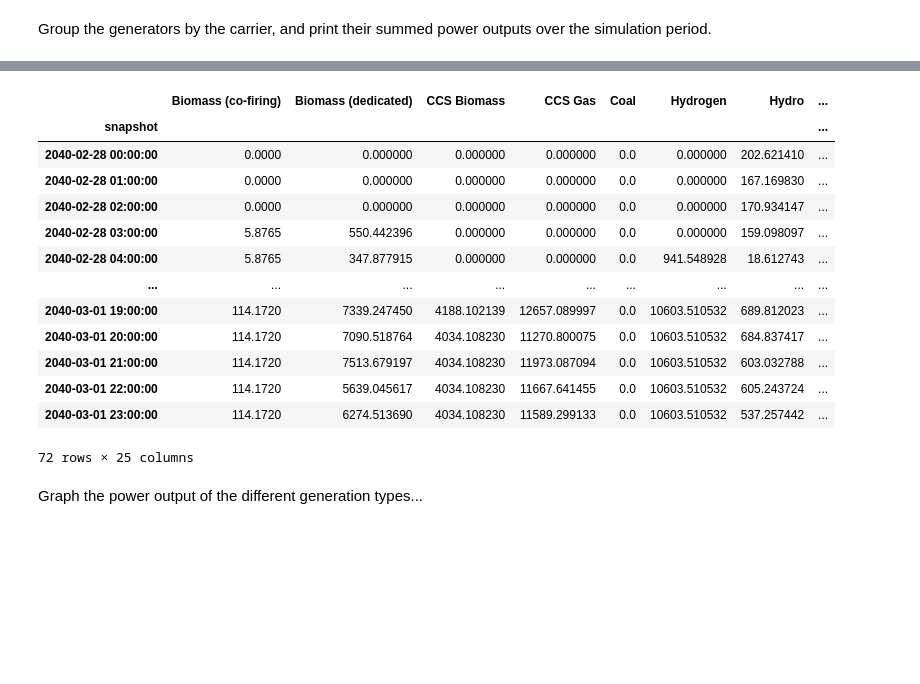
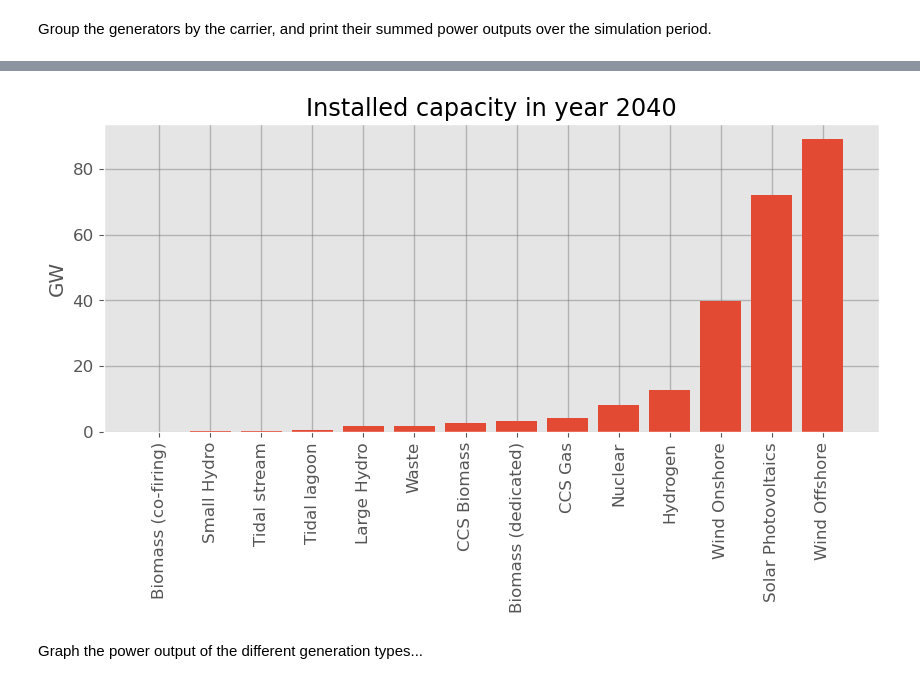
Before and after one commit to andrewlyden/PyPSA-GB, a Jupyter notebook: notebooks/5b - Future Years.ipynb, the cells around one changed output, grey strips where cells are left out. Saved outputs shown, nothing was run; the diff lists cells and outputs as text; code cells hidden in the pictures; blank space fills up the shorter version.

```diff
--- a/notebooks/5b - Future Years.ipynb
+++ b/notebooks/5b - Future Years.ipynb
@@ -129,12 +108,10 @@ storage_by_carrier[storage_by_carrier < 0] = 0
 
 p_by_carrier = pd.concat([p_by_carrier, storage_by_carrier], axis=1)
 
-print(network.links_t.p0)
 imp = network.links_t.p0.copy()
 imp[imp < 0] = 0
 imp['Interconnectors Import'] = imp.sum(axis=1)
 interconnector_import = imp[['Interconnectors Import']]
-print(interconnector_import)
 
 p_by_carrier = pd.concat([p_by_carrier, interconnector_import], axis=1)
 
@@ -142,7 +119,6 @@ exp = network.links_t.p0.copy()
 exp[exp > 0] = 0
 exp['Interconnectors Export'] = exp.sum(axis=1)
 interconnector_export = exp[['Interconnectors Export']]
-print(interconnector_export)
 
 # group biomass stuff
 p_by_carrier['Biomass'] = (
@@ -154,5 +130,19 @@ p_by_carrier = p_by_carrier.rename(
 p_by_carrier = p_by_carrier.rename(
     columns={'Interconnector': 'Interconnectors Import'})
 
-p_by_carrier
+generators_p_nom = network.generators.p_nom.groupby(
+    network.generators.carrier).sum().sort_values()
+if year > 2020:
+    generators_p_nom.drop('Unmet Load', inplace=True)
+generators_p_nom.drop(generators_p_nom[generators_p_nom < 50].index, inplace=True)
+
+plt.rcParams.update({'font.size': 12})
+# bar chart
+plt.figure(figsize=(10,4))
+plt.bar(generators_p_nom.index, generators_p_nom.values / 1000)
+plt.xticks(generators_p_nom.index, rotation=90)
+plt.ylabel('GW')
+plt.grid(color='grey', linewidth=1, axis='both', alpha=0.5)
+plt.title('Installed capacity in year ' + str(year))
+plt.show()
 # %% [output]
@@ -176,17 +149,4 @@ snapshot
-|  | Biomass (co-firing) | Biomass (dedicated) | CCS Biomass | CCS Gas | Coal | Hydrogen | Hydro | ... |
-| snapshot |  |  |  |  |  |  |  | ... |
-| 2040-02-28 00:00:00 | 0.0000 | 0.000000 | 0.000000 | 0.000000 | 0.0 | 0.000000 | 202.621410 | ... |
-| 2040-02-28 01:00:00 | 0.0000 | 0.000000 | 0.000000 | 0.000000 | 0.0 | 0.000000 | 167.169830 | ... |
-| 2040-02-28 02:00:00 | 0.0000 | 0.000000 | 0.000000 | 0.000000 | 0.0 | 0.000000 | 170.934147 | ... |
-| 2040-02-28 03:00:00 | 5.8765 | 550.442396 | 0.000000 | 0.000000 | 0.0 | 0.000000 | 159.098097 | ... |
-| 2040-02-28 04:00:00 | 5.8765 | 347.877915 | 0.000000 | 0.000000 | 0.0 | 941.548928 | 18.612743 | ... |
-| ... | ... | ... | ... | ... | ... | ... | ... | ... |
-| 2040-03-01 19:00:00 | 114.1720 | 7339.247450 | 4188.102139 | 12657.089997 | 0.0 | 10603.510532 | 689.812023 | ... |
-| 2040-03-01 20:00:00 | 114.1720 | 7090.518764 | 4034.108230 | 11270.800075 | 0.0 | 10603.510532 | 684.837417 | ... |
-| 2040-03-01 21:00:00 | 114.1720 | 7513.679197 | 4034.108230 | 11973.087094 | 0.0 | 10603.510532 | 603.032788 | ... |
-| 2040-03-01 22:00:00 | 114.1720 | 5639.045617 | 4034.108230 | 11667.641455 | 0.0 | 10603.510532 | 605.243724 | ... |
-| 2040-03-01 23:00:00 | 114.1720 | 6274.513690 | 4034.108230 | 11589.299133 | 0.0 | 10603.510532 | 537.257442 | ... |
-72 rows × 25 columns
+[figure, added]
 # %% [markdown]
 Graph the power output of the different generation types...
 # %%
```
Also changed, not shown: parts of 13 cells of this notebook, 42 other files.
